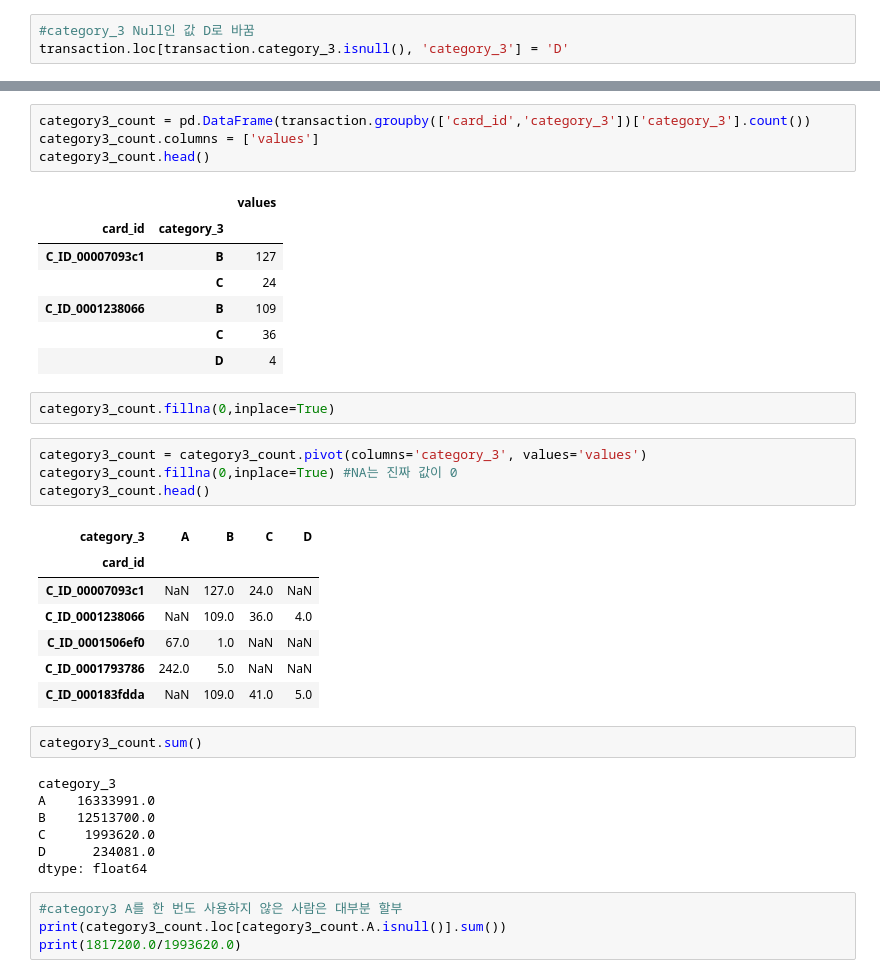
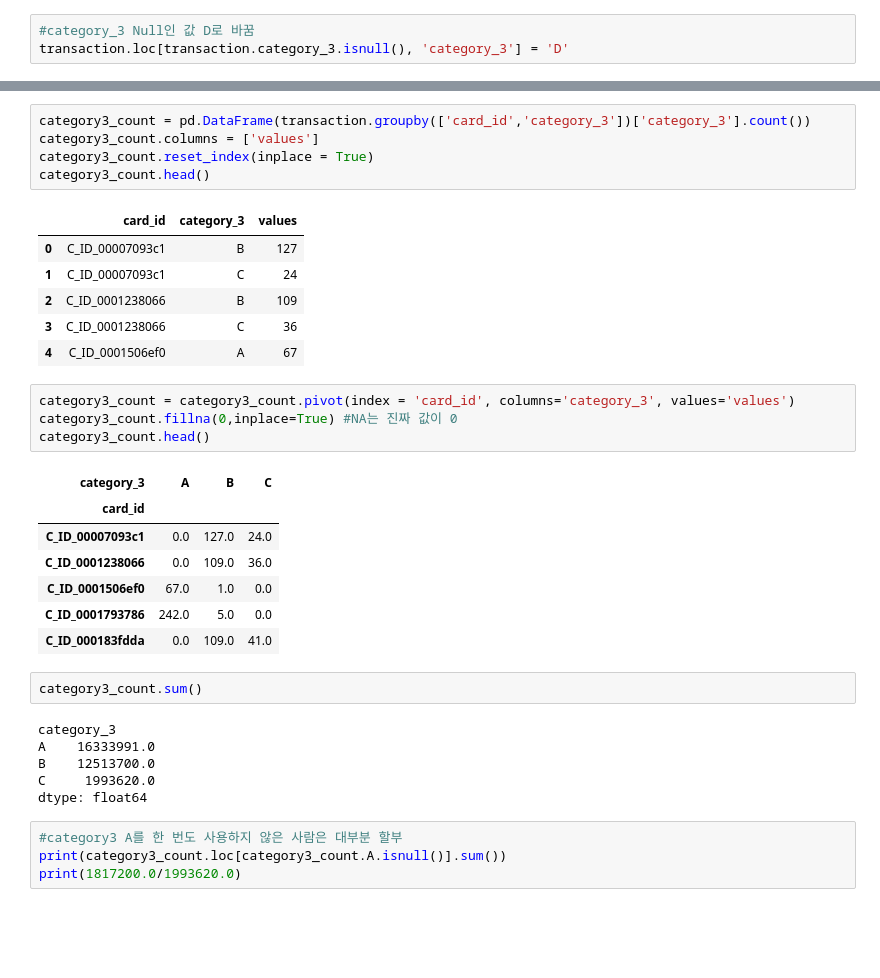
Before and after one commit to miniii222/kaggle, a Jupyter notebook: Elo_Merchant_Category_Recommendation/modeling/2-6.New_Feature_transaction2.ipynb, the cells around one changed output, grey strips where cells are left out. Cells and saved outputs as stored; diff of their text form; blank space fills up the shorter version.

```diff
--- a/Elo_Merchant_Category_Recommendation/modeling/2-6.New_Feature_transaction2.ipynb
+++ b/Elo_Merchant_Category_Recommendation/modeling/2-6.New_Feature_transaction2.ipynb
@@ -46,29 +46,27 @@ Name: category_3, Length: 574523, dtype: int64
 # %%
 category3_count = pd.DataFrame(transaction.groupby(['card_id','category_3'])['category_3'].count())
 category3_count.columns = ['values']
+category3_count.reset_index(inplace = True)
 category3_count.head()
 # %% [output]
-|  |  | values |
-| card_id | category_3 |  |
-| C_ID_00007093c1 | B | 127 |
-|  | C | 24 |
-| C_ID_0001238066 | B | 109 |
-|  | C | 36 |
-|  | D | 4 |
+|  | card_id | category_3 | values |
+| 0 | C_ID_00007093c1 | B | 127 |
+| 1 | C_ID_00007093c1 | C | 24 |
+| 2 | C_ID_0001238066 | B | 109 |
+| 3 | C_ID_0001238066 | C | 36 |
+| 4 | C_ID_0001506ef0 | A | 67 |
-# %%
-category3_count.fillna(0,inplace=True)
 # %%
-category3_count = category3_count.pivot(columns='category_3', values='values')
+category3_count = category3_count.pivot(index = 'card_id', columns='category_3', values='values')
 category3_count.fillna(0,inplace=True) #NA는 진짜 값이 0
 category3_count.head()
 # %% [output]
-| category_3 | A | B | C | D |
-| card_id |  |  |  |  |
-| C_ID_00007093c1 | NaN | 127.0 | 24.0 | NaN |
-| C_ID_0001238066 | NaN | 109.0 | 36.0 | 4.0 |
-| C_ID_0001506ef0 | 67.0 | 1.0 | NaN | NaN |
-| C_ID_0001793786 | 242.0 | 5.0 | NaN | NaN |
-| C_ID_000183fdda | NaN | 109.0 | 41.0 | 5.0 |
+| category_3 | A | B | C |
+| card_id |  |  |  |
+| C_ID_00007093c1 | 0.0 | 127.0 | 24.0 |
+| C_ID_0001238066 | 0.0 | 109.0 | 36.0 |
+| C_ID_0001506ef0 | 67.0 | 1.0 | 0.0 |
+| C_ID_0001793786 | 242.0 | 5.0 | 0.0 |
+| C_ID_000183fdda | 0.0 | 109.0 | 41.0 |
 # %%
 category3_count.sum()
 # %% [output]
@@ -76,7 +74,6 @@ category_3
 A    16333991.0
 B    12513700.0
 C     1993620.0
-D      234081.0
 dtype: float64
 # %%
 #category3 A를 한 번도 사용하지 않은 사람은 대부분 할부
```
Also changed, not shown: parts of 42 cells of this notebook.
